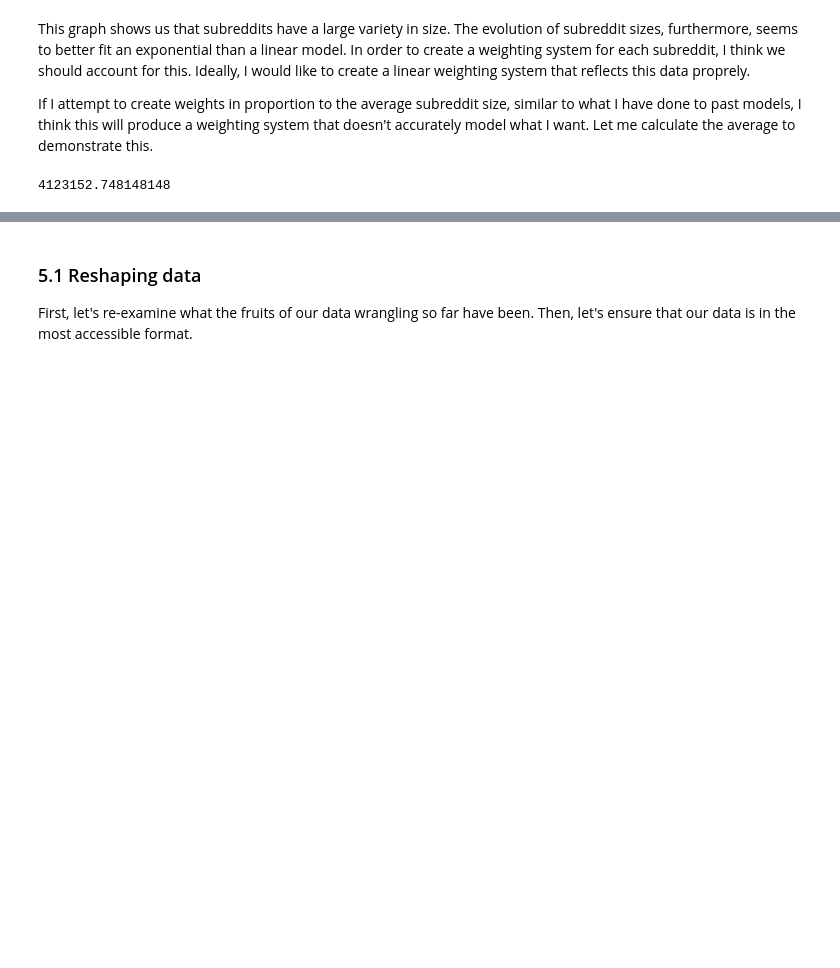
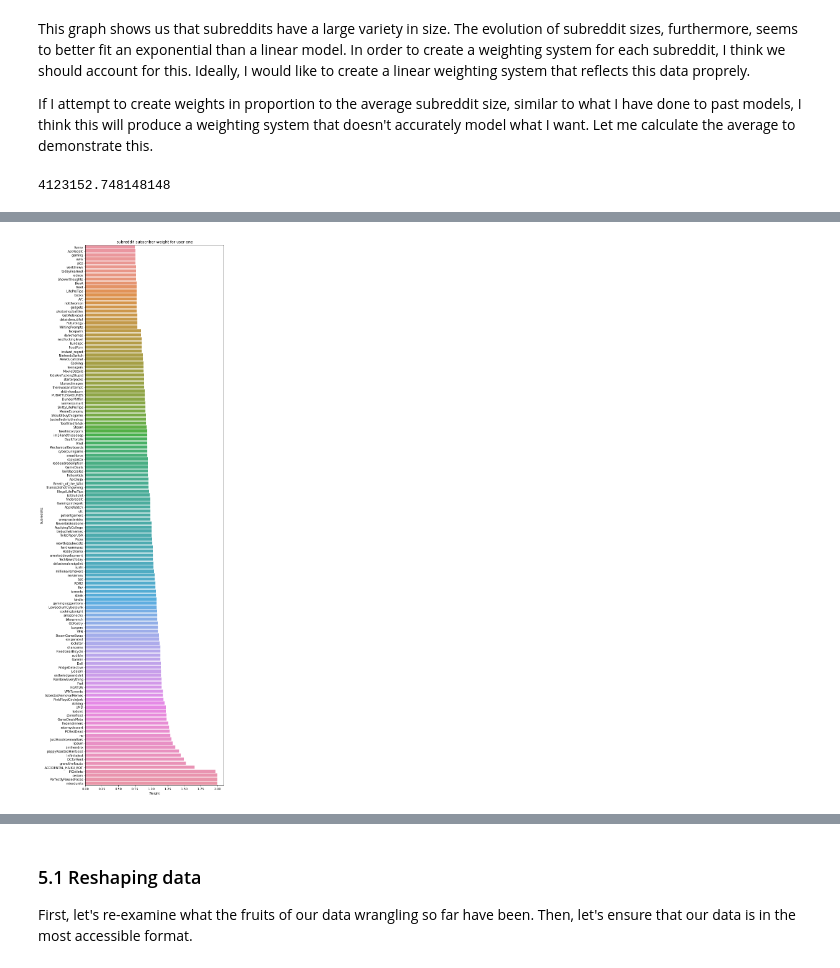
Before and after one commit to ariqbailey/ariqbailey.github.io, a Jupyter notebook: reddit-common-interests/Final_Project.ipynb, the cells around one changed output, grey strips where cells are left out. Cells and saved outputs as stored; diff of their text form; code cells hidden in the pictures; blank space fills up the shorter version.

```diff
--- a/reddit-common-interests/Final_Project.ipynb
+++ b/reddit-common-interests/Final_Project.ipynb
@@ -673,0 +724,13 @@ Now, it is time to combine comment/post weights and subreddit weights to create
+# %%
+for k in one_niche:
+    if one_niche[k] > 2:
+        one_niche[k] = 2
+# %%
+plt.figure(figsize=(8,32))
+sns.barplot(list(one_niche.values()), list(one_niche.keys()))
+plt.title("subreddit subscriber weight for user one")
+plt.xlabel('Weight')
+plt.ylabel('Subreddits')
+plt.show()
+# %% [output]
+[figure, added]
```
Also changed, not shown: parts of 11 cells of this notebook.
